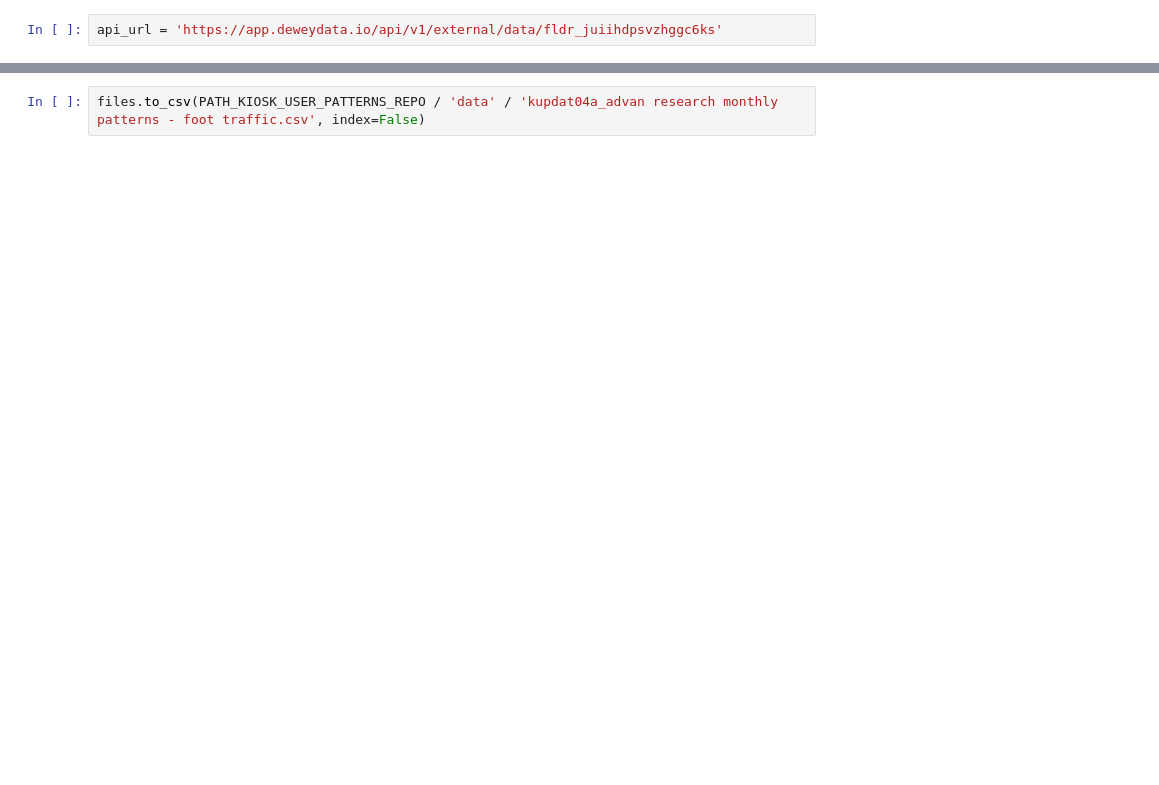
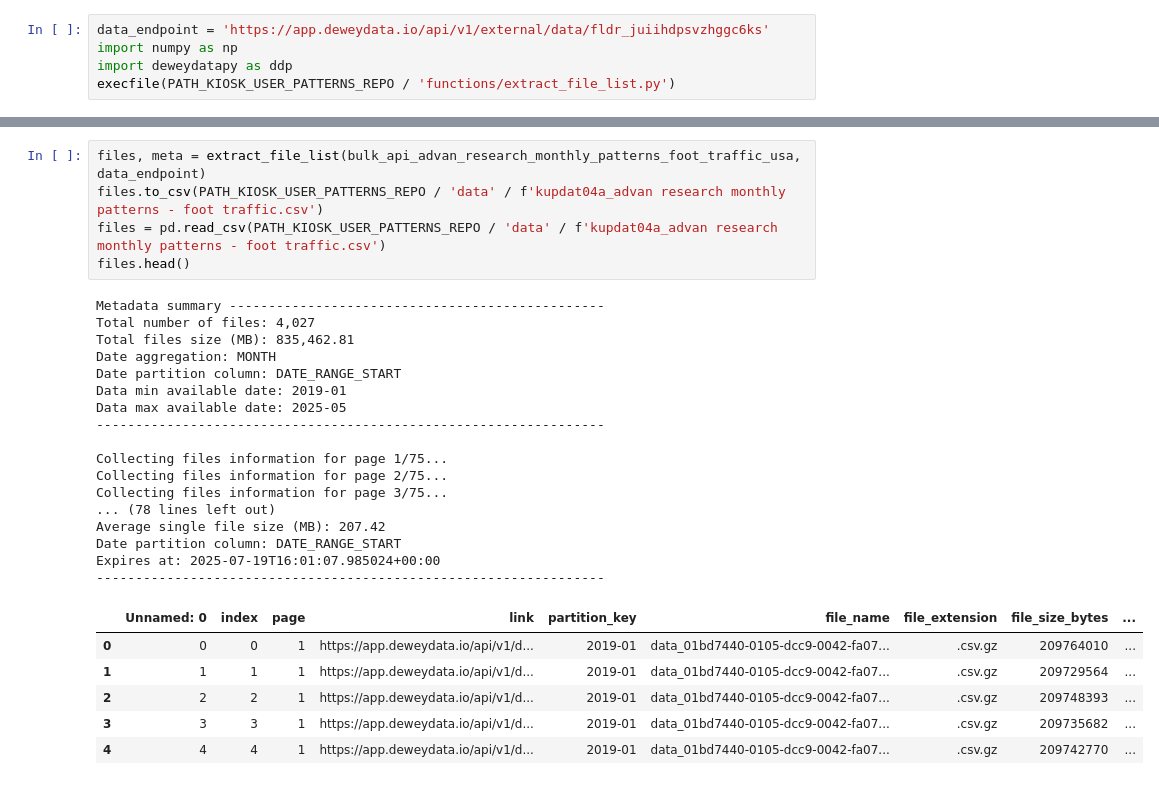
Before and after one commit to chroniq-lab/kiosk_user_patterns, a Jupyter notebook: data/kupdat04a_advan research monthly patterns - foot traffic.ipynb, the cells around one changed output, grey strips where cells are left out. Cells and saved outputs as stored; diff of their text form; blank space fills up the shorter version.

```diff
--- a/data/kupdat04a_advan research monthly patterns - foot traffic.ipynb
+++ b/data/kupdat04a_advan research monthly patterns - foot traffic.ipynb
@@ -12,4 +13,7 @@ from config import PATH_KIOSK_USER_PATTERNS_FOLDER, PATH_KIOSK_USER_PATTERNS_REP
 kupdat04_path = PATH_C_DEWEY_FOLDER /'DEWEY'
 execfile(PATH_KIOSK_USER_PATTERNS_REPO / 'constants.py')
 # %%
-api_url = 'https://app.deweydata.io/api/v1/external/data/fldr_juiihdpsvzhggc6ks'
+data_endpoint = 'https://app.deweydata.io/api/v1/external/data/fldr_juiihdpsvzhggc6ks'
+import numpy as np
+import deweydatapy as ddp
+execfile(PATH_KIOSK_USER_PATTERNS_REPO / 'functions/extract_file_list.py')
@@ -55,2 +20,29 @@ files.head()
 # %%
-files.to_csv(PATH_KIOSK_USER_PATTERNS_REPO / 'data' / 'kupdat04a_advan research monthly patterns - foot traffic.csv', index=False)
+files, meta = extract_file_list(bulk_api_advan_research_monthly_patterns_foot_traffic_usa, data_endpoint)
+files.to_csv(PATH_KIOSK_USER_PATTERNS_REPO / 'data' / f'kupdat04a_advan research monthly patterns - foot traffic.csv')
+files = pd.read_csv(PATH_KIOSK_USER_PATTERNS_REPO / 'data' / f'kupdat04a_advan research monthly patterns - foot traffic.csv')
+files.head()
+# %% [output]
+Metadata summary ------------------------------------------------
+Total number of files: 4,027
+Total files size (MB): 835,462.81
+Date aggregation: MONTH
+Date partition column: DATE_RANGE_START
+Data min available date: 2019-01
+Data max available date: 2025-05
+-----------------------------------------------------------------
+
+Collecting files information for page 1/75...
+Collecting files information for page 2/75...
+Collecting files information for page 3/75...
+... (78 lines left out)
+Average single file size (MB): 207.42
+Date partition column: DATE_RANGE_START
+Expires at: 2025-07-19T16:01:07.985024+00:00
+-----------------------------------------------------------------
+|  | Unnamed: 0 | index | page | link | partition_key | file_name | file_extension | file_size_bytes | ... |
+| 0 | 0 | 0 | 1 | https://app.deweydata.io/api/v1/d... | 2019-01 | data_01bd7440-0105-dcc9-0042-fa07... | .csv.gz | 209764010 | ... |
+| 1 | 1 | 1 | 1 | https://app.deweydata.io/api/v1/d... | 2019-01 | data_01bd7440-0105-dcc9-0042-fa07... | .csv.gz | 209729564 | ... |
+| 2 | 2 | 2 | 1 | https://app.deweydata.io/api/v1/d... | 2019-01 | data_01bd7440-0105-dcc9-0042-fa07... | .csv.gz | 209748393 | ... |
+| 3 | 3 | 3 | 1 | https://app.deweydata.io/api/v1/d... | 2019-01 | data_01bd7440-0105-dcc9-0042-fa07... | .csv.gz | 209735682 | ... |
+| 4 | 4 | 4 | 1 | https://app.deweydata.io/api/v1/d... | 2019-01 | data_01bd7440-0105-dcc9-0042-fa07... | .csv.gz | 209742770 | ... |
```
Also changed, not shown: parts of 10 cells of this notebook, 7 other files.
